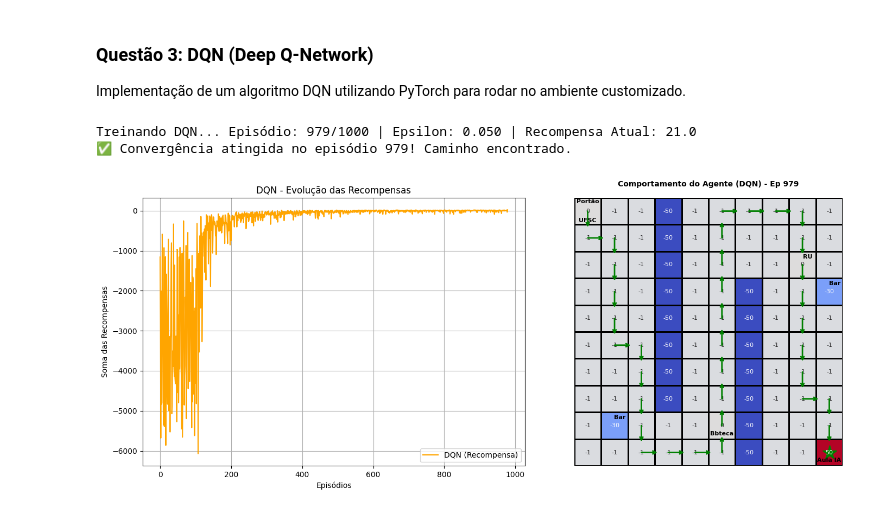
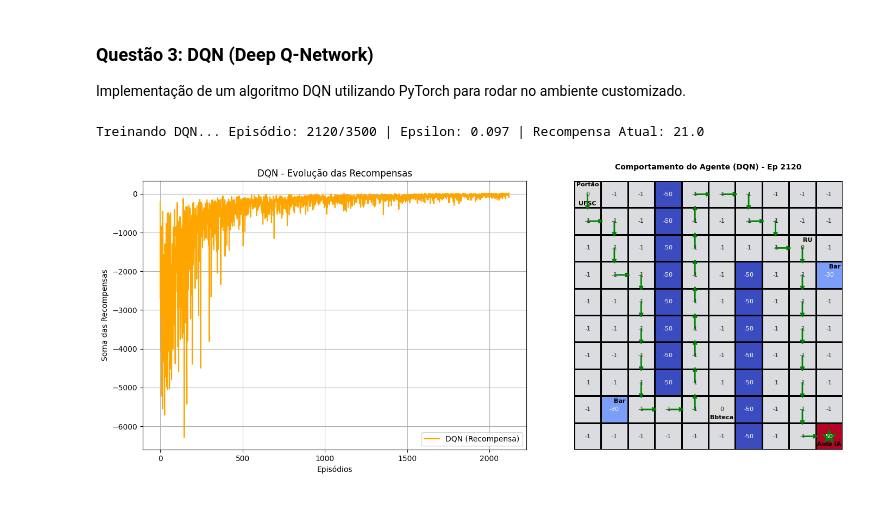
Before and after one commit to adrianfelsky/TrabalhosIA, a Jupyter notebook: T3/Trabalho_3_IA.ipynb, the cells around one changed output. Cells and saved outputs as stored; diff of their text form; code cells hidden in the pictures.

Commit message:
Organização e otimização dos códigos (fazer q3 convergir, resolver problema q2 recompensa final negativa)

```diff
--- a/T3/Trabalho_3_IA.ipynb
+++ b/T3/Trabalho_3_IA.ipynb
@@ -339,6 +345,7 @@ import numpy as np
 import matplotlib.pyplot as plt
 import seaborn as sns
 from IPython.display import clear_output
+
 
 # Definindo a Rede Neural para o DQN
 class DQN(nn.Module):
@@ -363,17 +370,21 @@ state_size = 2
 action_size = 4
 batch_size = 32
 gamma = 0.95
-epsilon = 1.5
-epsilon_decay = 0.995
+epsilon = 1
+epsilon_decay = 0.999
 epsilon_min = 0.05
 lr = 0.001
 memory = deque(maxlen=2000)
-dqn_episodes = 1000
+dqn_episodes = 3500
 
 model = DQN(state_size, action_size)
 optimizer = optim.Adam(model.parameters(), lr=lr)
 loss_fn = nn.MSELoss()
 dqn_rewards = []
+
+flag_optimized = False #flag para quando o modelo convergir pela primeira vez
+optm_goal_reach_count = 5 # num. de vezes que o modelo otimizado precisa chegar no goal
+
 
 # Treinamento DQN
 for episode in range(dqn_episodes):
@@ -381,6 +392,7 @@ for episode in range(dqn_episodes):
     state = get_state_tensor(state_idx)
     total_reward = 0
     done = False
+
 
     while not done:
         # Epsilon-greedy
@@ -459,15 +471,20 @@ for episode in range(dqn_episodes):
 
         steps += 1
 
-    # Condição de parada: chegou ao objetivo com recompensas estáveis
-    is_optimal = reached_goal and total_reward>=20
 
 
-    if (episode + 1) % 25 == 0 or (episode + 1) == dqn_episodes or is_optimal:
+    # Condição de parada: chegou ao objetivo com recompensas estáveis
+    is_optimized = reached_goal and (len(list((filter(lambda rew: rew > 0, dqn_rewards[-25:])))) >= 10)
+
+    if (is_optimized and (not flag_optimized)):
+      flag_optimized = True   # levanta a flag que ele convergiu em algum momento,
+      epsilon = 0.1           # deixa o epsilon muito baixo, pra priorizar EXPLOIT.
+
+    if (episode + 1) % 25 == 0 or (episode + 1) == dqn_episodes or is_optimized:
         clear_output(wait=True)
         print(f"Treinando DQN... Episódio: {episode + 1}/{dqn_episodes} | Epsilon: {epsilon:.3f} | Recompensa Atual: {total_reward}")
-        if is_optimal:
-            print(f"✅ Convergência atingida no episódio {episode + 1}! Caminho encontrado.")
+    #    if is_optimal:
+    #        print(f"✅ Convergência atingida no episódio {episode + 1}! Caminho encontrado.")
 
         fig, (ax1, ax2) = plt.subplots(1, 2, figsize=(15, 6))
 
@@ -494,34 +511,35 @@ for episode in range(dqn_episodes):
         ax2.text(5.5, 8.8, "Bbteca",          ha='center', va='center', fontsize=8, fontweight='bold')
         ax2.text(9.5, 9.8, "Aula IA",         ha='center', va='center', fontsize=8, fontweight='bold')
 
         ax2.set_title(f"Comportamento do Agente (DQN) - Ep {episode + 1}", fontsize=10, fontweight='bold', pad=15)
         ax2.set_xticks([])
         ax2.set_yticks([])
 
         for i in range(len(dqn_path) - 1):
             curr_r, curr_c = dqn_path[i]
             next_r, next_c = dqn_path[i+1]
 
             start_y, start_x = curr_r + 0.5, curr_c + 0.5
             end_y, end_x = next_r + 0.5, next_c + 0.5
 
             dx = (end_x - start_x) * 0.6
             dy = (end_y - start_y) * 0.6
 
             ax2.annotate("",
                         xy=(start_x + dx, start_y + dy), xycoords='data',
                         xytext=(start_x, start_y), textcoords='data',
                         arrowprops=dict(arrowstyle="->", color="green", lw=2, shrinkA=0, shrinkB=0))
 
         end_y, end_x = dqn_path[-1][0] + 0.5, dqn_path[-1][1] + 0.5
         ax2.plot(end_x, end_y, 'g*', markersize=20)
 
         plt.tight_layout()
         plt.show()
 
-        if is_optimal:
+        if is_optimized:  # Para facilitar a convergência, o modelo só para após chegar à condição de parada um certo número de vezes.
+          if optm_goal_reach_count == 0:
             break
+          else: optm_goal_reach_count -= 1
 # %% [output]
-Treinando DQN... Episódio: 979/1000 | Epsilon: 0.050 | Recompensa Atual: 21.0
-✅ Convergência atingida no episódio 979! Caminho encontrado.
+Treinando DQN... Episódio: 2120/3500 | Epsilon: 0.097 | Recompensa Atual: 21.0
-[figure, old version]
+[figure, new version]
```
Also changed, not shown: parts of 3 cells of this notebook.
